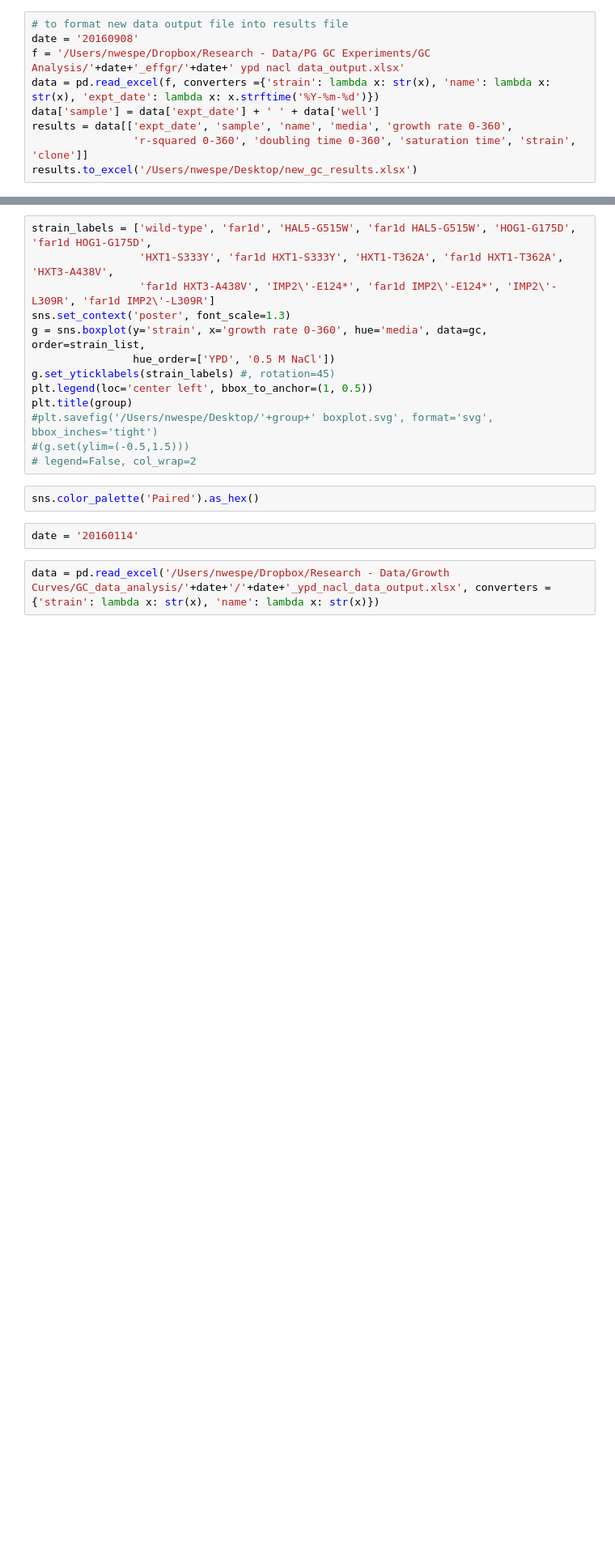
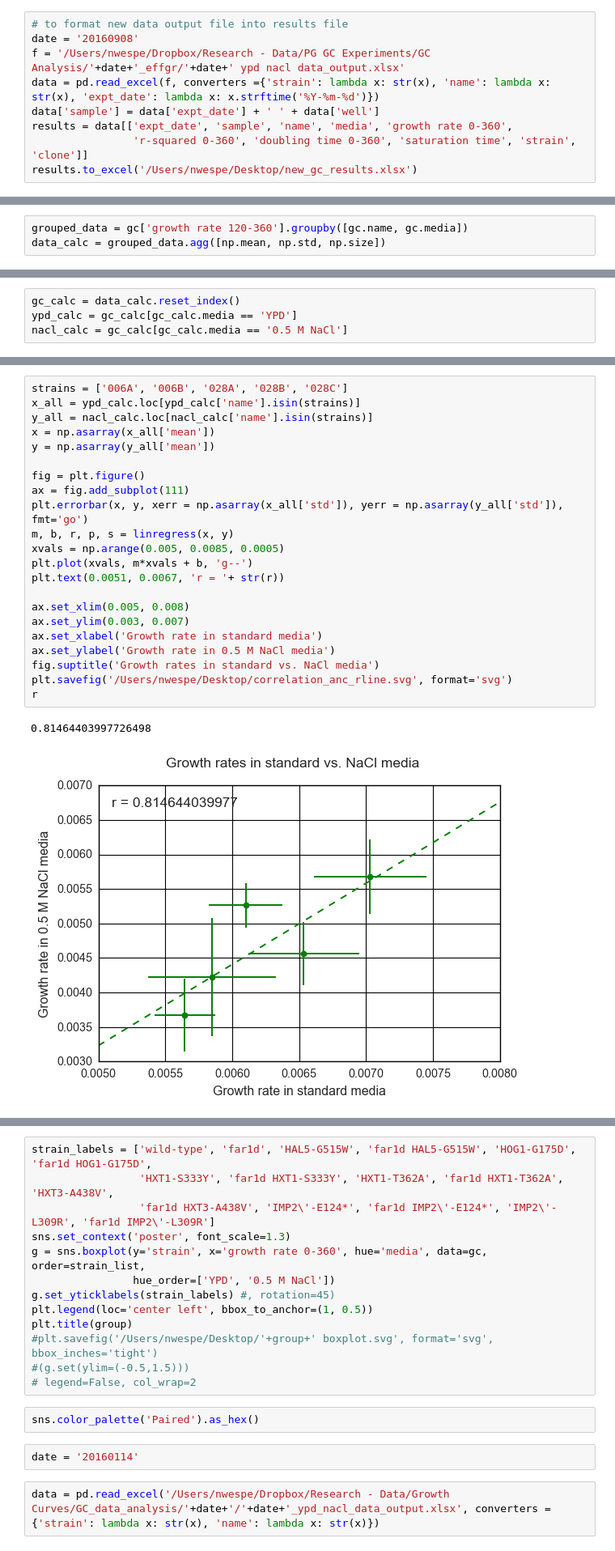
Before and after one commit to sriramsrikant/OD_growth_finder, a Jupyter notebook: analyze_gc_results.ipynb, the cells around one changed output, grey strips where cells are left out. Shown at 81% size. Saved outputs shown, nothing was run; the diff lists cells and outputs as text; blank space fills up the shorter version.

```diff
--- a/analyze_gc_results.ipynb
+++ b/analyze_gc_results.ipynb
@@ -81,0 +154,3 @@ array(['003', '006A', '115', '209', '116', '210', '190', '226', '191',
+# %%
+grouped_data = gc['growth rate 120-360'].groupby([gc.name, gc.media])
+data_calc = grouped_data.agg([np.mean, np.std, np.size])
@@ -81,0 +160,4 @@ array(['003', '006A', '115', '209', '116', '210', '190', '226', '191',
+# %%
+gc_calc = data_calc.reset_index()
+ypd_calc = gc_calc[gc_calc.media == 'YPD']
+nacl_calc = gc_calc[gc_calc.media == '0.5 M NaCl']
@@ -81,0 +168,25 @@ array(['003', '006A', '115', '209', '116', '210', '190', '226', '191',
+# %%
+strains = ['006A', '006B', '028A', '028B', '028C']
+x_all = ypd_calc.loc[ypd_calc['name'].isin(strains)]
+y_all = nacl_calc.loc[nacl_calc['name'].isin(strains)]
+x = np.asarray(x_all['mean'])
+y = np.asarray(y_all['mean'])
+
+fig = plt.figure()
+ax = fig.add_subplot(111)
+plt.errorbar(x, y, xerr = np.asarray(x_all['std']), yerr = np.asarray(y_all['std']), fmt='go')
+m, b, r, p, s = linregress(x, y)
+xvals = np.arange(0.005, 0.0085, 0.0005)
+plt.plot(xvals, m*xvals + b, 'g--')
+plt.text(0.0051, 0.0067, 'r = '+ str(r))
+
+ax.set_xlim(0.005, 0.008)
+ax.set_ylim(0.003, 0.007)
+ax.set_xlabel('Growth rate in standard media')
+ax.set_ylabel('Growth rate in 0.5 M NaCl media')
+fig.suptitle('Growth rates in standard vs. NaCl media')
+plt.savefig('/Users/nwespe/Desktop/correlation_anc_rline.svg', format='svg')
+r
+# %% [output]
+0.81464403997726498
+[figure, added]
```
Also changed, not shown: parts of 37 cells of this notebook, 2 other files.
